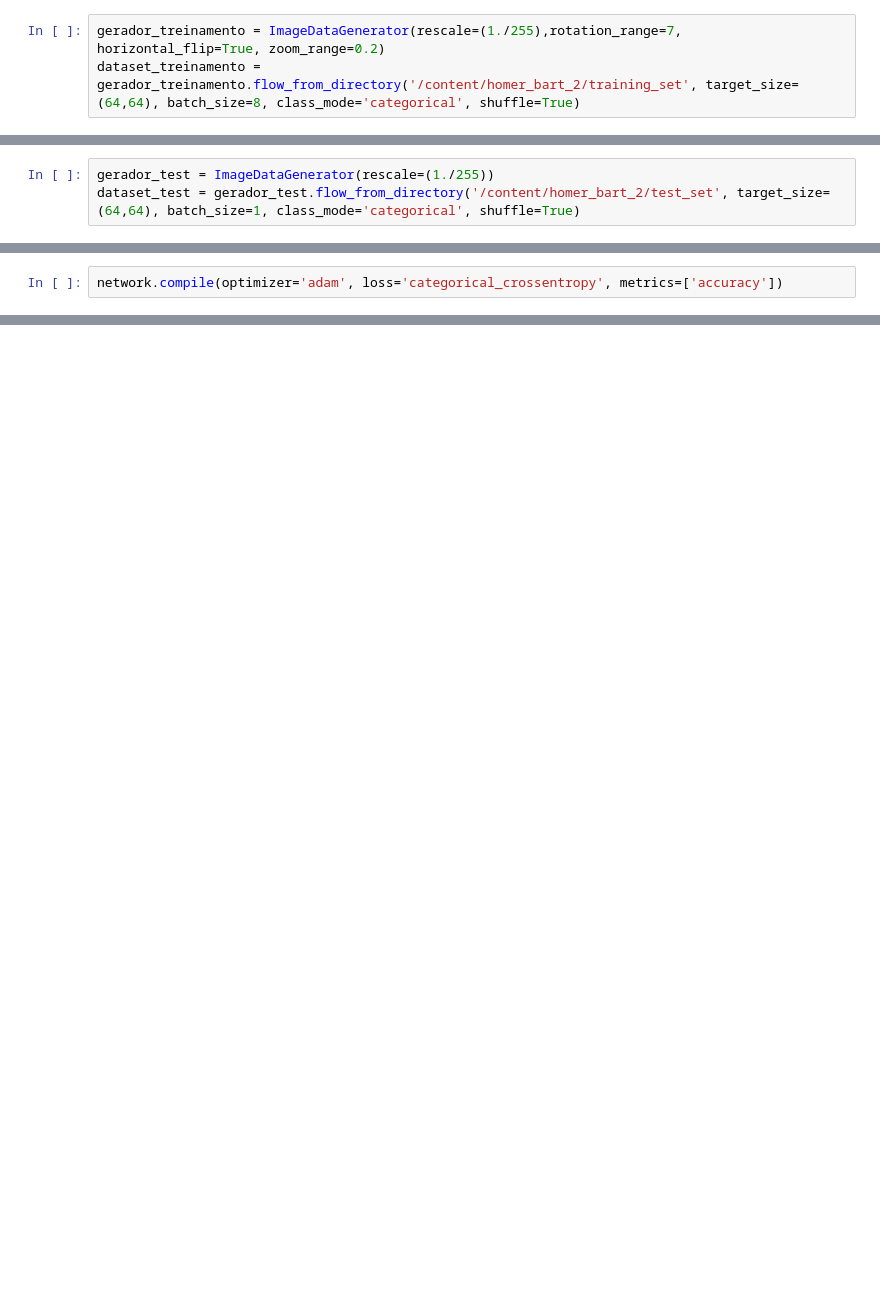
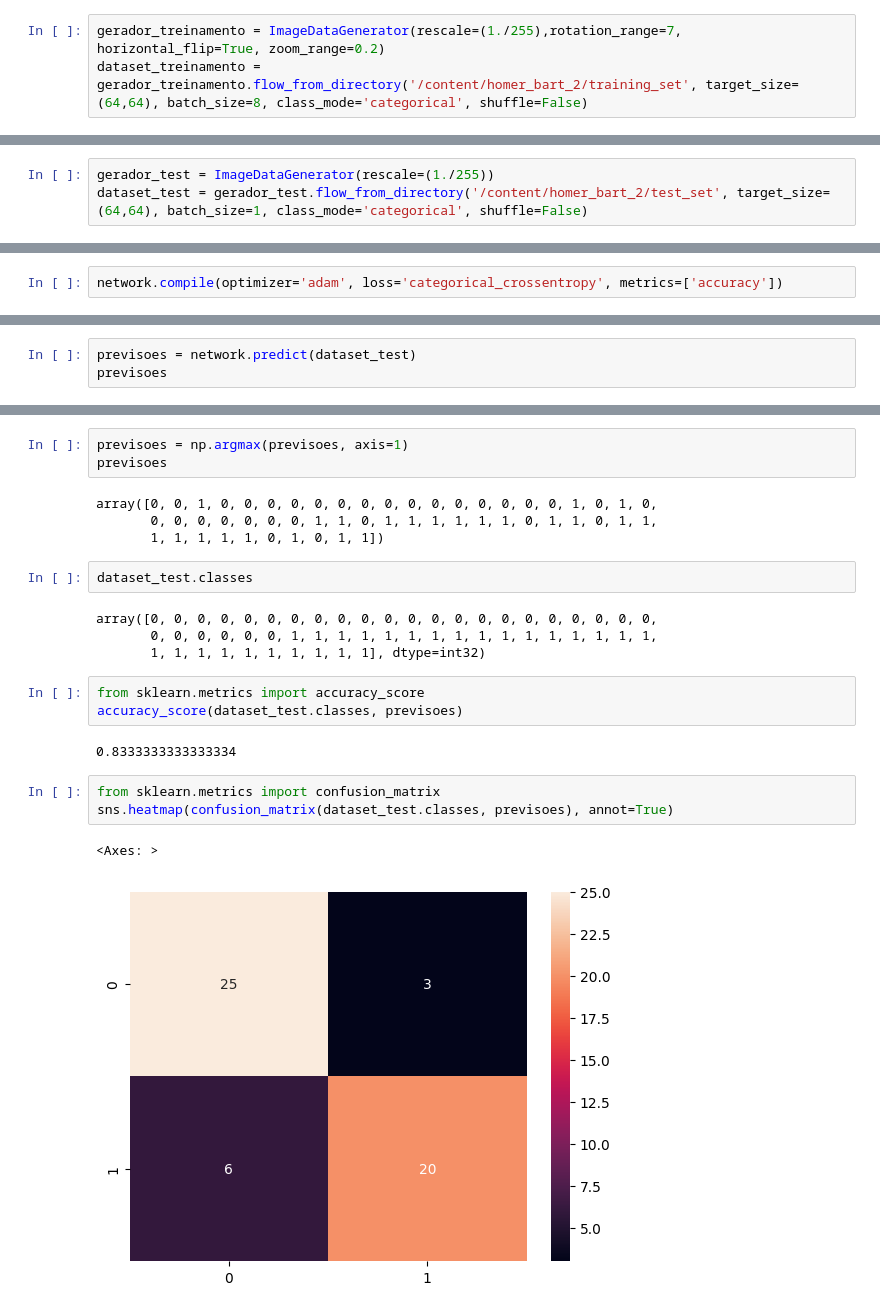
Before and after one commit to KauaHenSilva/python_cnn_for_image_classification, a Jupyter notebook: networks_convolution_for_image_classification.ipynb, the cells around one changed output, grey strips where cells are left out. Saved outputs shown, nothing was run; the diff lists cells and outputs as text; blank space fills up the shorter version.

```diff
--- a/networks_convolution_for_image_classification.ipynb
+++ b/networks_convolution_for_image_classification.ipynb
@@ -34,7 +36,7 @@ tf.keras.preprocessing.image.load_img('/content/homer_bart_2/test_set/homer/home
 ### Base de treinamento e teste
 # %%
 gerador_treinamento = ImageDataGenerator(rescale=(1./255),rotation_range=7, horizontal_flip=True, zoom_range=0.2)
-dataset_treinamento = gerador_treinamento.flow_from_directory('/content/homer_bart_2/training_set', target_size=(64,64), batch_size=8, class_mode='categorical', shuffle=True)
+dataset_treinamento = gerador_treinamento.flow_from_directory('/content/homer_bart_2/training_set', target_size=(64,64), batch_size=8, class_mode='categorical', shuffle=False)
 # %% [output]
 Found 215 images belonging to 2 classes.
 # %%
@@ -43,7 +45,7 @@ dataset_treinamento.class_indices
 {'bart': 0, 'homer': 1}
 # %%
 gerador_test = ImageDataGenerator(rescale=(1./255))
-dataset_test = gerador_test.flow_from_directory('/content/homer_bart_2/test_set', target_size=(64,64), batch_size=1, class_mode='categorical', shuffle=True)
+dataset_test = gerador_test.flow_from_directory('/content/homer_bart_2/test_set', target_size=(64,64), batch_size=1, class_mode='categorical', shuffle=False)
 # %% [output]
 Found 54 images belonging to 2 classes.
 # %%
@@ -146,0 +151,3 @@ Epoch 50/50
+# %%
+previsoes = network.predict(dataset_test)
+previsoes
@@ -146,0 +173,24 @@ Epoch 50/50
+# %%
+previsoes = np.argmax(previsoes, axis=1)
+previsoes
+# %% [output]
+array([0, 0, 1, 0, 0, 0, 0, 0, 0, 0, 0, 0, 0, 0, 0, 0, 0, 0, 1, 0, 1, 0,
+       0, 0, 0, 0, 0, 0, 0, 1, 1, 0, 1, 1, 1, 1, 1, 1, 0, 1, 1, 0, 1, 1,
+       1, 1, 1, 1, 1, 0, 1, 0, 1, 1])
+# %%
+dataset_test.classes
+# %% [output]
+array([0, 0, 0, 0, 0, 0, 0, 0, 0, 0, 0, 0, 0, 0, 0, 0, 0, 0, 0, 0, 0, 0,
+       0, 0, 0, 0, 0, 0, 1, 1, 1, 1, 1, 1, 1, 1, 1, 1, 1, 1, 1, 1, 1, 1,
+       1, 1, 1, 1, 1, 1, 1, 1, 1, 1], dtype=int32)
+# %%
+from sklearn.metrics import accuracy_score
+accuracy_score(dataset_test.classes, previsoes)
+# %% [output]
+0.8333333333333334
+# %%
+from sklearn.metrics import confusion_matrix
+sns.heatmap(confusion_matrix(dataset_test.classes, previsoes), annot=True)
+# %% [output]
+<Axes: >
+[figure, added]
```
Also changed, not shown: parts of 10 cells of this notebook.
